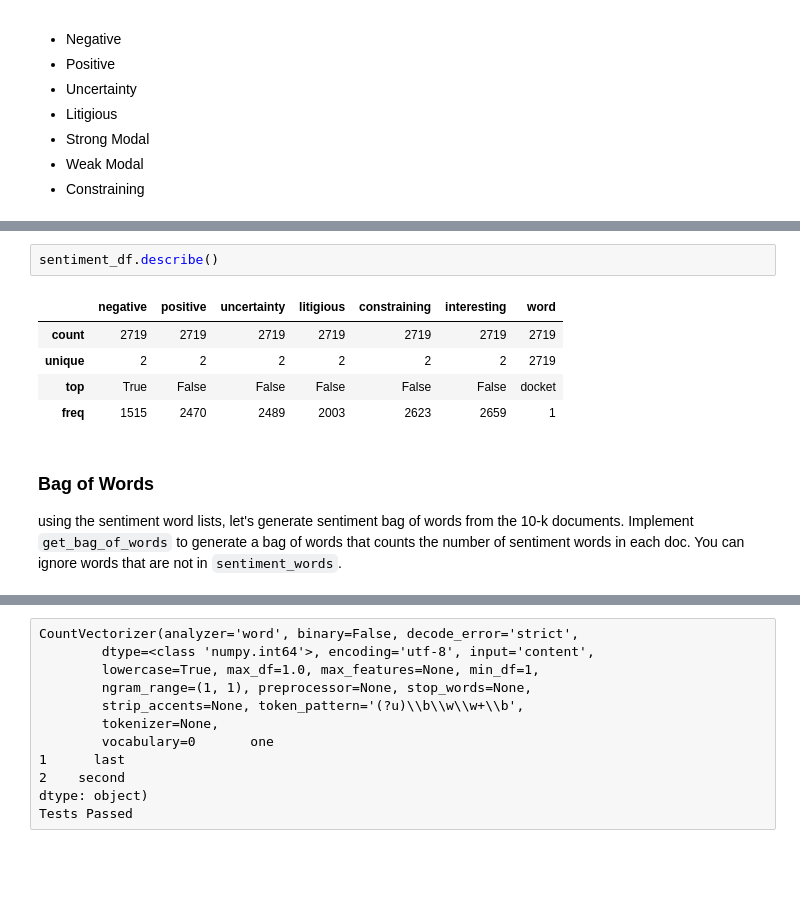
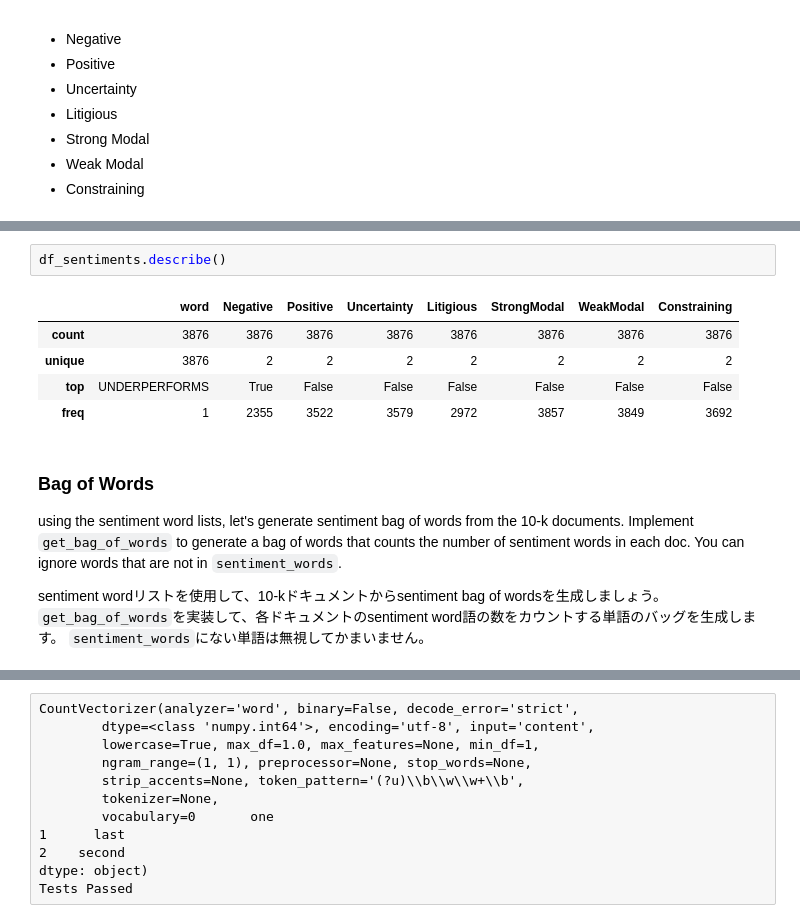
Before and after one commit to HajimeK/AITradeJapanStock, a Jupyter notebook: Japan Stock/NLPonFinancialStatements/NLPonFinStatements.ipynb, the cells around one changed output, grey strips where cells are left out. Drawn from its saved outputs; the diff is of its cells as text; blank space fills up the shorter version.

```diff
--- a/Japan Stock/NLPonFinancialStatements/NLPonFinStatements.ipynb
+++ b/Japan Stock/NLPonFinancialStatements/NLPonFinStatements.ipynb
@@ -549,14 +560,16 @@ Words are categorized to
 # %%
-sentiment_df.describe()
+df_sentiments.describe()
 # %% [output]
-|  | negative | positive | uncertainty | litigious | constraining | interesting | word |
-| count | 2719 | 2719 | 2719 | 2719 | 2719 | 2719 | 2719 |
-| unique | 2 | 2 | 2 | 2 | 2 | 2 | 2719 |
-| top | True | False | False | False | False | False | docket |
-| freq | 1515 | 2470 | 2489 | 2003 | 2623 | 2659 | 1 |
+|  | word | Negative | Positive | Uncertainty | Litigious | StrongModal | WeakModal | Constraining |
+| count | 3876 | 3876 | 3876 | 3876 | 3876 | 3876 | 3876 | 3876 |
+| unique | 3876 | 2 | 2 | 2 | 2 | 2 | 2 | 2 |
+| top | UNDERPERFORMS | True | False | False | False | False | False | False |
+| freq | 1 | 2355 | 3522 | 3579 | 2972 | 3857 | 3849 | 3692 |
 # %% [markdown]
 ### Bag of Words
 using the sentiment word lists, let's generate sentiment bag of words from the 10-k documents. Implement `get_bag_of_words` to generate a bag of words that counts the number of sentiment words in each doc. You can ignore words that are not in `sentiment_words`.
+
+sentiment wordリストを使用して、10-kドキュメントからsentiment bag of wordsを生成しましょう。 `get_bag_of_words`を実装して、各ドキュメントのsentiment word語の数をカウントする単語のバッグを生成します。 `sentiment_words`にない単語は無視してかまいません。
 # %%
 from collections import defaultdict, Counter
 from sklearn.feature_extraction.text import CountVectorizer
```
Also changed, not shown: parts of 10 cells of this notebook, 1 other file.
